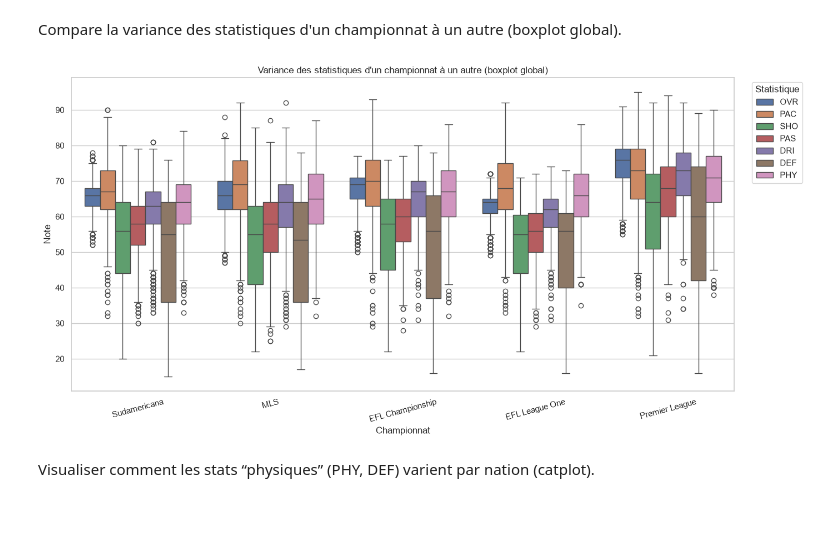
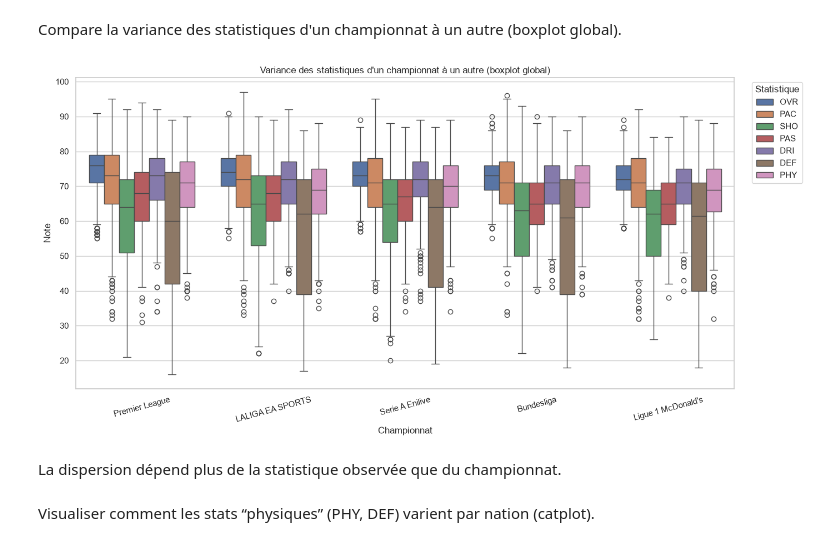
Before and after one commit to Maxime-casr/D-tection-Joueur, a Jupyter notebook: TP_Maxime_Casteras.ipynb, the cells around one changed output. Cells and saved outputs as stored; diff of their text form; code cells hidden in the pictures; blank space fills up the shorter version.

```diff
--- a/code.ipynb
+++ b/TP_Maxime_Casteras.ipynb
@@ -197,3 +197,26 @@ plt.tight_layout()
 plt.show()
 # %% [output]
 [figure]
+# %%
+# Six grands championnats européens
+meilleures_ligues = [
+    'Premier League',
+    'LALIGA EA SPORTS',
+    'Serie A Enilive',
+    'Bundesliga',
+    "Ligue 1 McDonald's",
+    'Liga Portugal'
+]
+trois_meilleures_ligues = meilleures_ligues[:3]
+
+classement_championnats = (
+    df[df['League'].isin(meilleures_ligues)]
+    .groupby('League', as_index=False)
+    .agg(OVR_moyen=('OVR', 'mean'), Nombre_de_joueurs=('OVR', 'size'))
+    .set_index('League')
+    .reindex(meilleures_ligues)
+    .reset_index()
+)
+
+print('Six grands championnats retenus :')
+print(classement_championnats.round(2).to_string(index=False))
@@ -428,25 +488,33 @@ Les distributions d’OVR sont proches, mais la moyenne des gardiens (65,4) est
 Compare la variance des statistiques d'un championnat à un autre (boxplot global).
 # %%
 statistiques_globales = ['OVR', 'PAC', 'SHO', 'PAS', 'DRI', 'DEF', 'PHY']
-top_5_ligues_variance = df['League'].value_counts().head(5).index
+top_5_ligues_variance = meilleures_ligues[:5]
 donnees_variance = df[df['League'].isin(top_5_ligues_variance)].melt(
     id_vars='League',
     value_vars=statistiques_globales,
     var_name='Statistique',
     value_name='Note'
 )
 
 plt.figure(figsize=(14, 7))
-sns.boxplot(data=donnees_variance, x='League', y='Note', hue='Statistique', order=top_5_ligues_variance)
+sns.boxplot(
+    data=donnees_variance,
+    x='League',
+    y='Note',
+    hue='Statistique',
+    order=top_5_ligues_variance
+)
 plt.title("Variance des statistiques d'un championnat à un autre (boxplot global)")
 plt.xlabel('Championnat')
 plt.ylabel('Note')
 plt.xticks(rotation=15)
 plt.legend(title='Statistique', bbox_to_anchor=(1.02, 1), loc='upper left')
 plt.tight_layout()
 plt.show()
 # %% [output]
-[figure, old version]
+[figure, new version]
+# %% [markdown]
+La dispersion dépend plus de la statistique observée que du championnat.
 # %% [markdown]
 Visualiser comment les stats “physiques” (PHY, DEF) varient par nation (catplot).
 # %%
```
Also changed, not shown: parts of 13 cells of this notebook.
